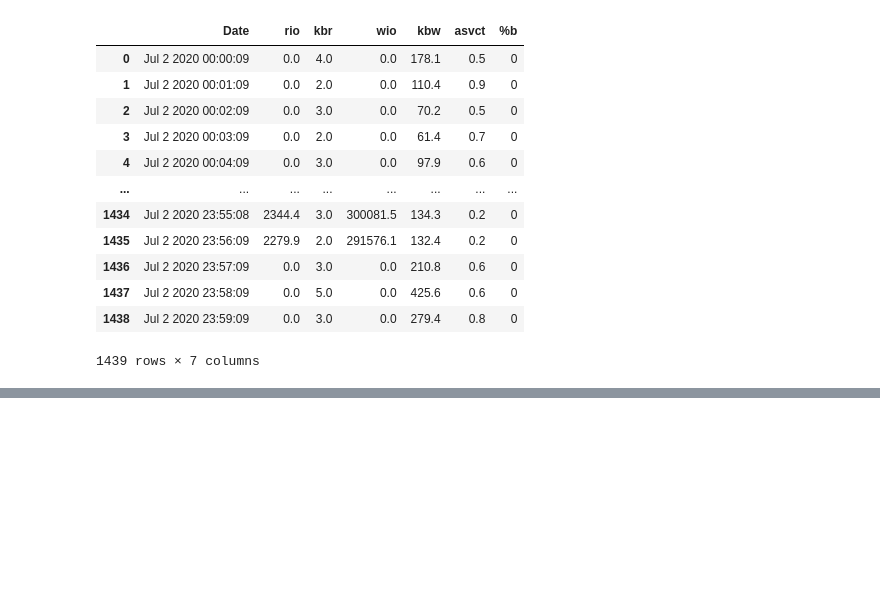
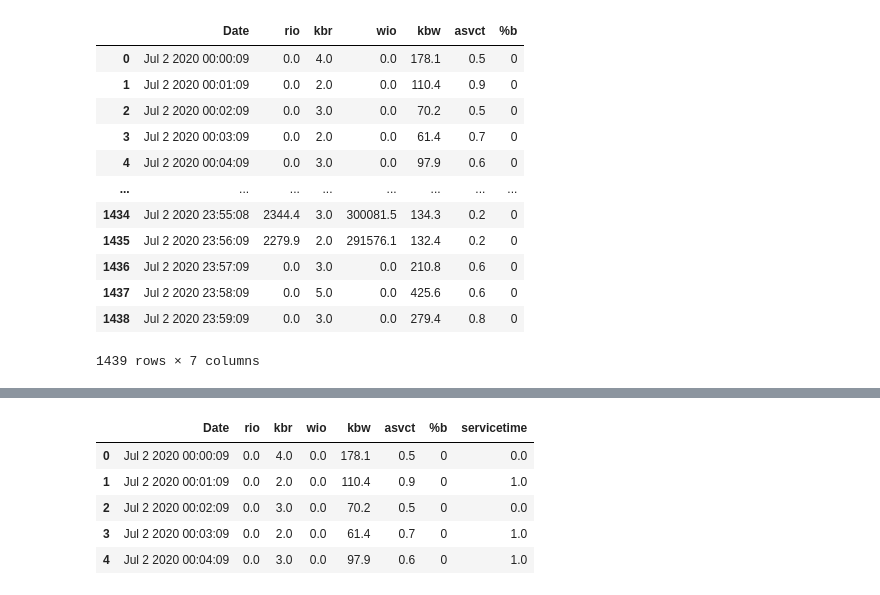
Before and after one commit to dstawde/Python-Experiments, a Jupyter notebook: zfs-analysis-fromcsv.ipynb, the cells around one changed output, grey strips where cells are left out. Cells and saved outputs as stored; diff of their text form; code cells hidden in the pictures; blank space fills up the shorter version.

```diff
--- a/zfs-analysis-fromcsv.ipynb
+++ b/zfs-analysis-fromcsv.ipynb
@@ -71,0 +90,9 @@ zfs_df
+# %%
+zfs_df.head()
+# %% [output]
+|  | Date | rio | kbr | wio | kbw | asvct | %b | servicetime |
+| 0 | Jul 2 2020 00:00:09 | 0.0 | 4.0 | 0.0 | 178.1 | 0.5 | 0 | 0.0 |
+| 1 | Jul 2 2020 00:01:09 | 0.0 | 2.0 | 0.0 | 110.4 | 0.9 | 0 | 1.0 |
+| 2 | Jul 2 2020 00:02:09 | 0.0 | 3.0 | 0.0 | 70.2 | 0.5 | 0 | 0.0 |
+| 3 | Jul 2 2020 00:03:09 | 0.0 | 2.0 | 0.0 | 61.4 | 0.7 | 0 | 1.0 |
+| 4 | Jul 2 2020 00:04:09 | 0.0 | 3.0 | 0.0 | 97.9 | 0.6 | 0 | 1.0 |
```
Also changed, not shown: parts of 4 cells of this notebook.
